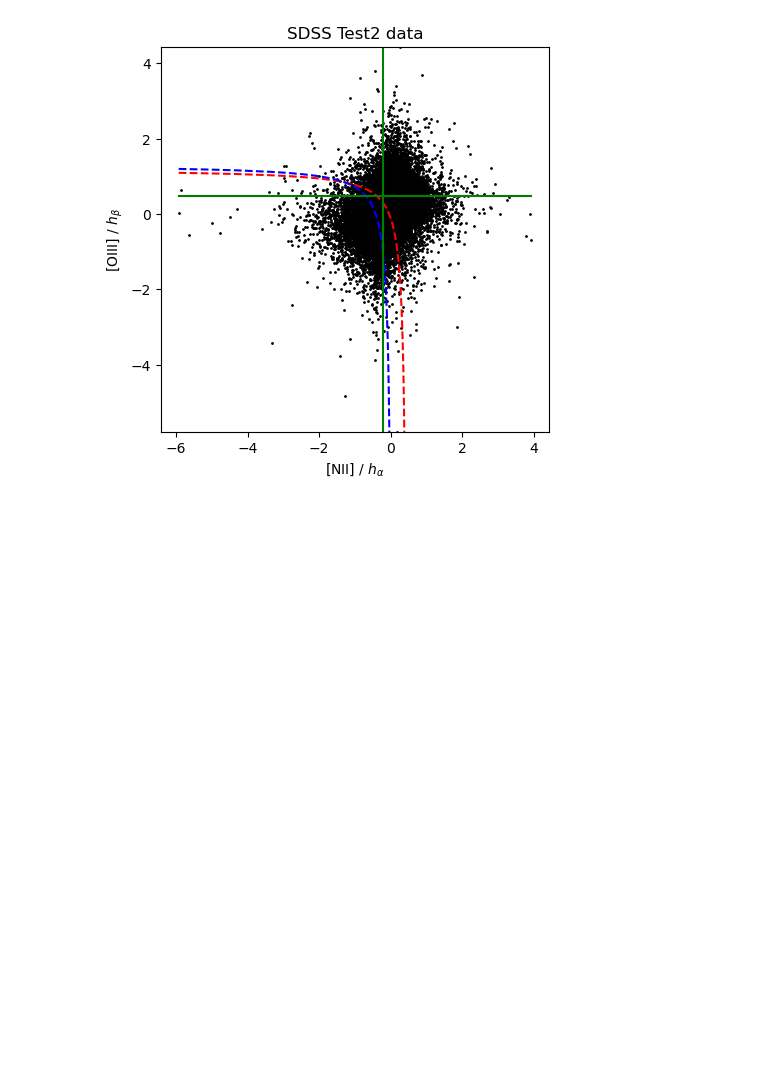
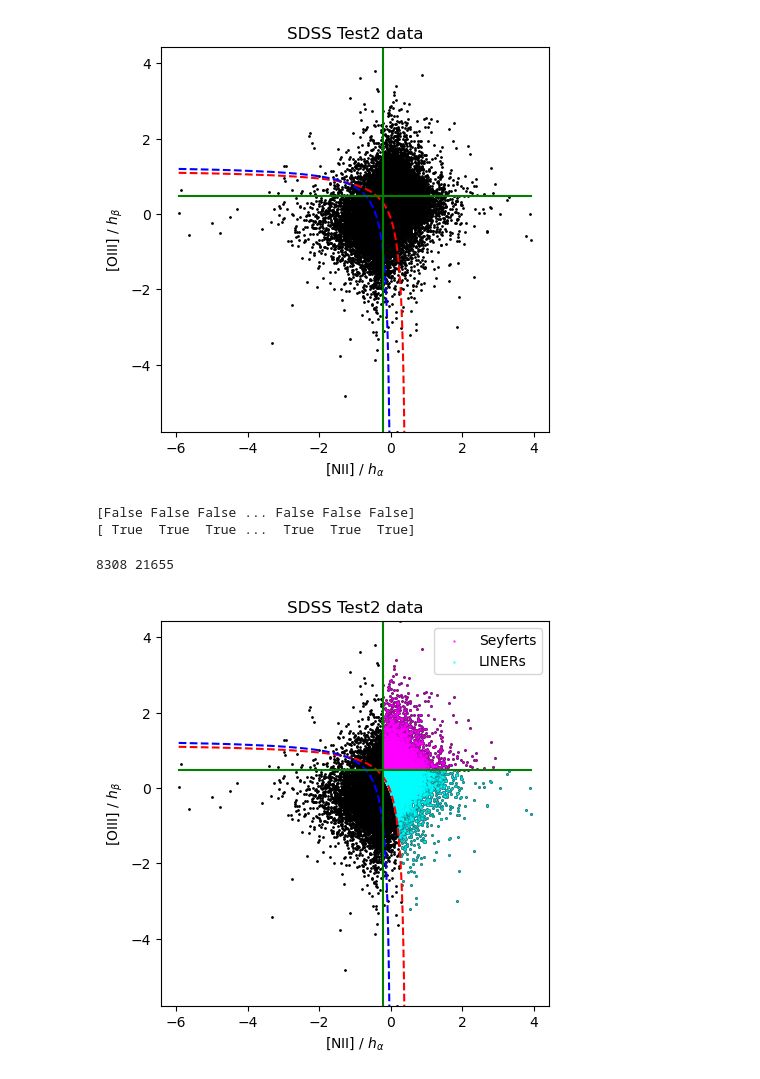
Before and after one commit to Dotoria/GU2_TP, a Jupyter notebook: TP_JSH/Test2_binning.ipynb, the cells around one changed output. Cells and saved outputs as stored; diff of their text form; code cells hidden in the pictures; blank space fills up the shorter version.

```diff
--- a/TP_JSH/Test2_binning.ipynb
+++ b/TP_JSH/Test2_binning.ipynb
@@ -168,3 +169,45 @@ plt.title('SDSS Test2 data')
 plt.show()
 # %% [output]
 [figure]
+# %%
+# Seyferts vs. LINERs
+agn = []
+for i in range(len(nii_ha)):
+    if oiii_hb[i] > 0.61 / (nii_ha[i] - 0.47) + 1.19 or nii_ha[i] > 0.47:
+        agn.append(i)
+
+sey1 = nii_ha[agn] > np.log10(0.6)
+sey2 = oiii_hb[agn] > np.log10(3)
+sey = sey1 & sey2
+print(sey)
+
+liner1 = nii_ha[agn] > np.log10(0.6)
+liner2 = oiii_hb[agn] < np.log10(3)
+liner = liner1 & liner2
+print(liner)
+# %% [output]
+[False False False ... False False False]
+[ True  True  True ...  True  True  True]
+# %%
+print(len(np.where(sey == True)[0]), len(np.where(liner == True)[0]))
+# %% [output]
+8308 21655
+# %%
+plt.figure(figsize=(5,5))
+plt.scatter(nii_ha, oiii_hb, c='k', s=1)
+plt.plot(x_nii_ha, y_nii_ha, 'r--')
+plt.plot(x2_nii_ha, y2_nii_ha, 'b--')
+plt.plot([np.log10(0.6), np.log10(0.6)], [min(oiii_hb), max(oiii_hb)], color='g')
+plt.plot([min(nii_ha), max(nii_ha)], [np.log10(3), np.log10(3)], color='g')
+
+plt.scatter(nii_ha[agn][sey], oiii_hb[agn][sey], c='magenta', s=1, alpha=0.5, label='Seyferts')
+plt.scatter(nii_ha[agn][liner], oiii_hb[agn][liner], c='cyan', s=1, alpha=0.5, label='LINERs')
+plt.ylim(min(oiii_hb), max(oiii_hb))
+
+plt.xlabel(r'[NII] / $h_{\alpha}$')
+plt.ylabel(r'[OIII] / $h_{\beta}$')
+plt.title('SDSS Test2 data')
+plt.legend()
+plt.show()
+# %% [output]
+[figure, added]
```
Also changed, not shown: parts of 7 cells of this notebook.
